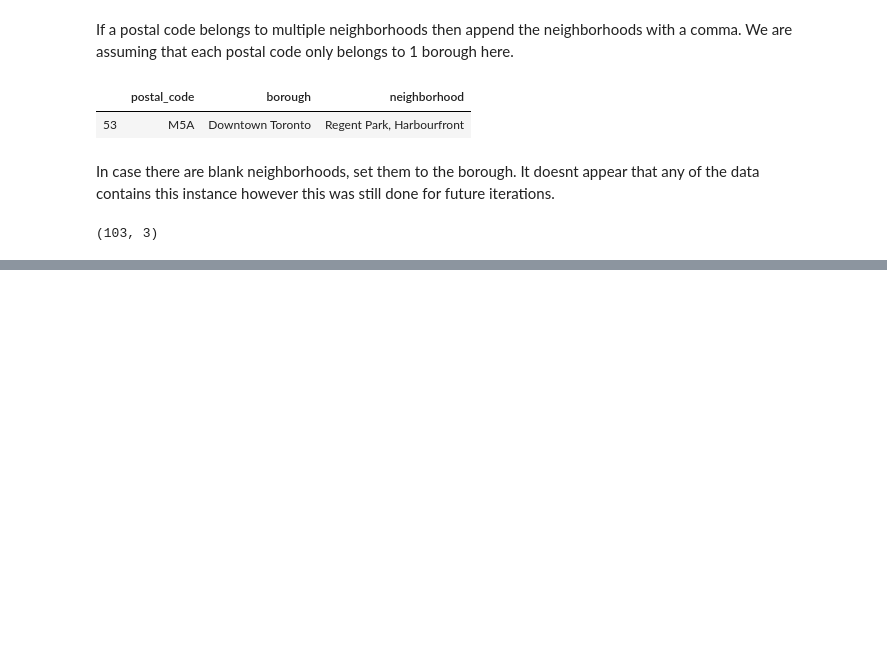
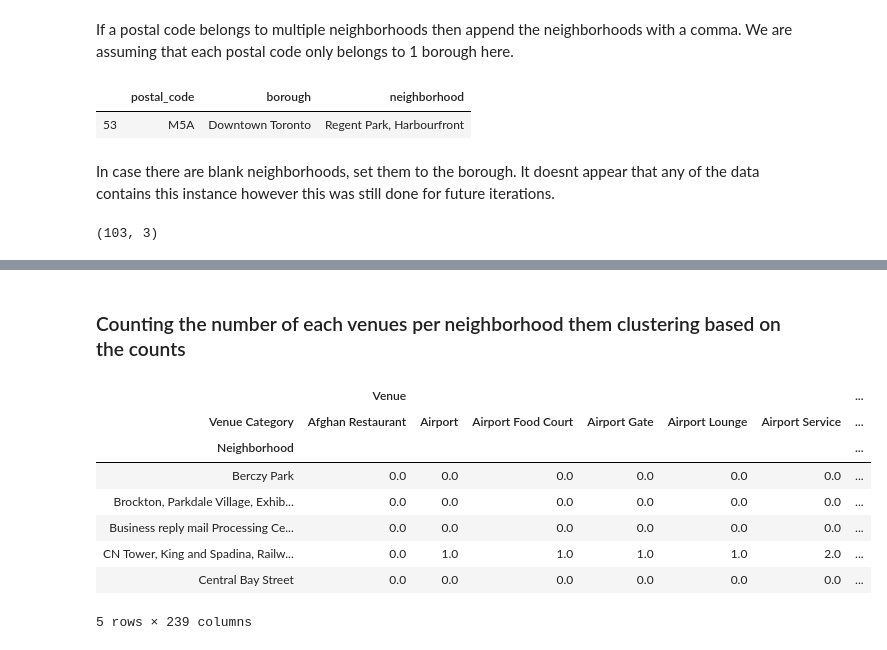
Before and after one commit to dprontack/IBMCAPSTONE, a Jupyter notebook: IBM Capstone.ipynb, the cells around one changed output, grey strips where cells are left out. Saved outputs shown, nothing was run; the diff lists cells and outputs as text; code cells hidden in the pictures; blank space fills up the shorter version.

```diff
--- a/IBM Capstone.ipynb
+++ b/IBM Capstone.ipynb
@@ -65,0 +68,3 @@ d.shape
+# %%
+geo = pd.read_csv("Geospatial_Coordinates.csv").rename(columns= {"Postal Code":"postal_code"})
+geo.head()
@@ -65,0 +78,2 @@ d.shape
+# %%
+data = pd.merge(left=d,right=geo,on="postal_code")
@@ -65,0 +152,18 @@ d.shape
+# %% [markdown]
+### Counting the number of each venues per neighborhood them clustering based on the counts
+# %%
+ to_neighborhood = toronto_venues.groupby(["Neighborhood","Venue Category"])["Venue"] \
+.count().to_frame().reset_index().pivot(index="Neighborhood",columns="Venue Category").fillna(0)
+
+
+to_neighborhood.head()
+# %% [output]
+|  | Venue |  |  |  |  |  | ... |
+| Venue Category | Afghan Restaurant | Airport | Airport Food Court | Airport Gate | Airport Lounge | Airport Service | ... |
+| Neighborhood |  |  |  |  |  |  | ... |
+| Berczy Park | 0.0 | 0.0 | 0.0 | 0.0 | 0.0 | 0.0 | ... |
+| Brockton, Parkdale Village, Exhib... | 0.0 | 0.0 | 0.0 | 0.0 | 0.0 | 0.0 | ... |
+| Business reply mail Processing Ce... | 0.0 | 0.0 | 0.0 | 0.0 | 0.0 | 0.0 | ... |
+| CN Tower, King and Spadina, Railw... | 0.0 | 1.0 | 1.0 | 1.0 | 1.0 | 2.0 | ... |
+| Central Bay Street | 0.0 | 0.0 | 0.0 | 0.0 | 0.0 | 0.0 | ... |
+5 rows × 239 columns
```
Also changed, not shown: parts of 15 cells of this notebook, 1 other file.
